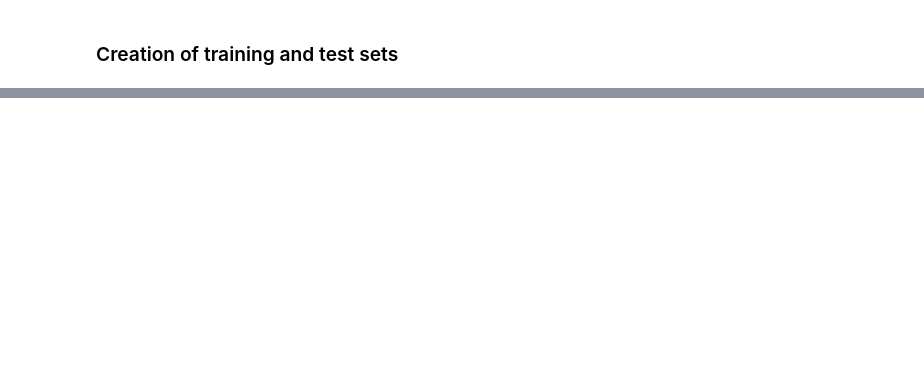
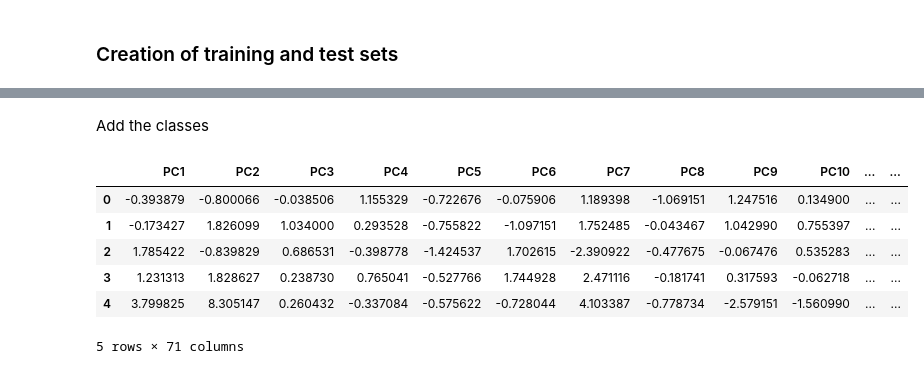
Before and after one commit to aitordiezUD/Default-Risk, a Jupyter notebook: notebooks/01_EDA.ipynb, the cells around one changed output, grey strips where cells are left out. Drawn from its saved outputs; the diff is of its cells as text; code cells hidden in the pictures; blank space fills up the shorter version.

```diff
--- a/notebooks/01_EDA.ipynb
+++ b/notebooks/01_EDA.ipynb
@@ -18,7 +18,9 @@ from src.preprocessing import *
 # %%
 df = pd.read_csv('../data/processed/num_imputed_df.csv')
 y = pd.read_csv('../data/raw/application_train.csv')['TARGET']
-# hay que ajustar la y porque tiene mas filas que df
+
+# adjust the length of y to make sure that both variables have the same number of rows
+y = y.loc[df.index]
 
 desc = forma(df)
 desc
@@ -35,7 +48,7 @@ x_train, x_test = train_test_split(df, test_size=0.2, random_state=42)
 # %%
 scaler = StandardScaler()
 scaler.fit(x_train)
-x_train_scaled = scaler.transform(x_train)
-x_test_scaled = scaler.transform(x_test)
+x_train = scaler.transform(x_train)
+x_test = scaler.transform(x_test)
 # %% [markdown]
 ### PCA
@@ -42,4 +56,4 @@ x_test_scaled = scaler.transform(x_test)
 # %%
 pca = PCA(0.95)
-pca.fit(x_train_scaled)
+pca.fit(x_train)
 pca.n_components_
@@ -59,11 +79,11 @@ plt.show()
 # %%
-x_train_pca = pca.transform(x_train_scaled)
-x_test_pca = pca.transform(x_test_scaled)
+x_train = pca.transform(x_train)
+x_test = pca.transform(x_test)
 
 # Create df for PCA components
 pca_columns = [f'PC{i+1}' for i in range(pca.n_components_)]
-x_train_pca_df = pd.DataFrame(x_train_pca, columns=pca_columns)
-x_test_pca_df = pd.DataFrame(x_test_pca, columns=pca_columns)
+df_train_pca = pd.DataFrame(x_train, columns=pca_columns)
+df_test_pca = pd.DataFrame(x_test, columns=pca_columns)
 
-print(x_train_pca_df.head())
-print(x_test_pca_df.head())
+print(df_train_pca.head())
+print(df_test_pca.head())
@@ -69,0 +108,13 @@ print(x_test_pca_df.head())
+# %% [markdown]
+Add the classes
+# %%
+df_train_pca = pd.concat([df_train_pca, y], axis = 1)
+df_train_pca.head()
+# %% [output]
+|  | PC1 | PC2 | PC3 | PC4 | PC5 | PC6 | PC7 | PC8 | PC9 | PC10 | ... | ... |
+| 0 | -0.393879 | -0.800066 | -0.038506 | 1.155329 | -0.722676 | -0.075906 | 1.189398 | -1.069151 | 1.247516 | 0.134900 | ... | ... |
+| 1 | -0.173427 | 1.826099 | 1.034000 | 0.293528 | -0.755822 | -1.097151 | 1.752485 | -0.043467 | 1.042990 | 0.755397 | ... | ... |
+| 2 | 1.785422 | -0.839829 | 0.686531 | -0.398778 | -1.424537 | 1.702615 | -2.390922 | -0.477675 | -0.067476 | 0.535283 | ... | ... |
+| 3 | 1.231313 | 1.828627 | 0.238730 | 0.765041 | -0.527766 | 1.744928 | 2.471116 | -0.181741 | 0.317593 | -0.062718 | ... | ... |
+| 4 | 3.799825 | 8.305147 | 0.260432 | -0.337084 | -0.575622 | -0.728044 | 4.103387 | -0.778734 | -2.579151 | -1.560990 | ... | ... |
+5 rows × 71 columns
```
Also changed, not shown: parts of 10 cells of this notebook.
